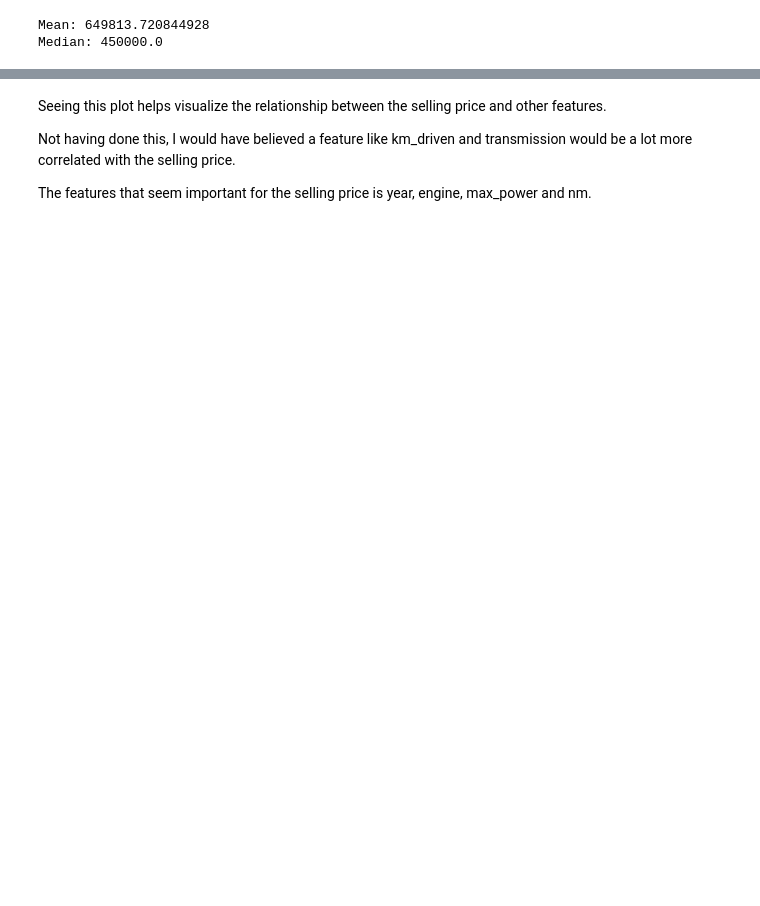
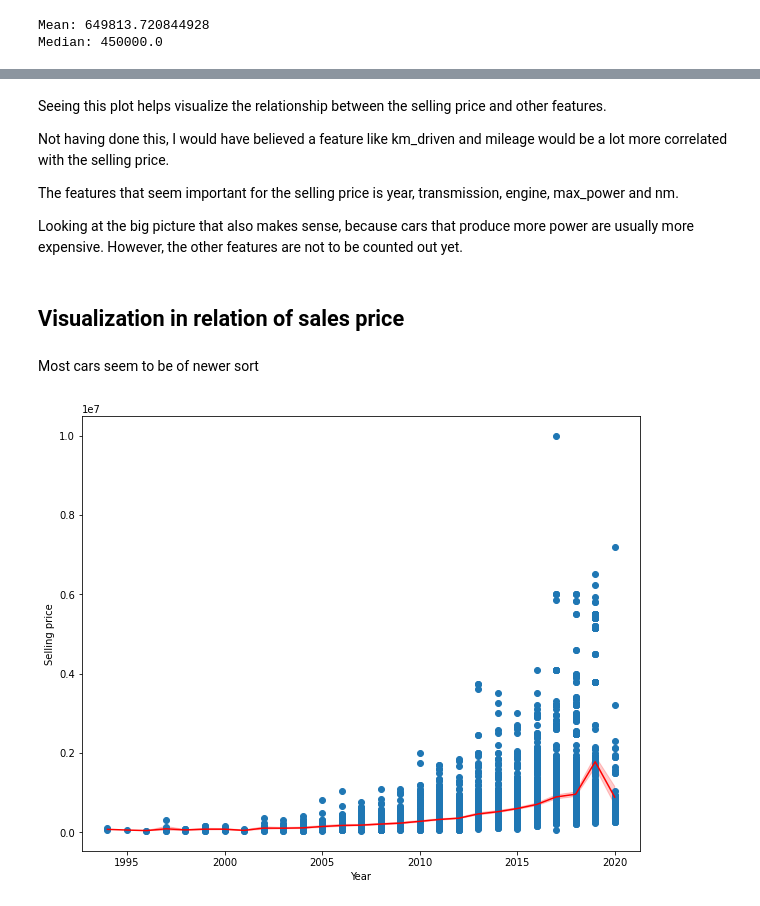
Before and after one commit to mnbuhl/used-car-price, a Jupyter notebook: data_visualization.ipynb, the cells around one changed output, grey strips where cells are left out. Saved outputs shown, nothing was run; the diff lists cells and outputs as text; code cells hidden in the pictures; blank space fills up the shorter version.

```diff
--- a/data_visualization.ipynb
+++ b/data_visualization.ipynb
@@ -64,6 +58,21 @@ sns.heatmap(dataset.corr(), annot=True, fmt='.2f', cbar=True, cmap='coolwarm')
 # %% [markdown]
 Seeing this plot helps visualize the relationship between the selling price and other features.
 
-Not having done this, I would have believed a feature like km_driven and transmission would be a lot more correlated with the selling price.
+Not having done this, I would have believed a feature like km_driven and mileage would be a lot more correlated with the selling price.
 
-The features that seem important for the selling price is year, engine, max_power and nm.
+The features that seem important for the selling price is year, transmission, engine, max_power and nm.
+
+Looking at the big picture that also makes sense, because cars that produce more power are usually more expensive. However, the other features are not to be counted out yet.
+# %% [markdown]
+## Visualization in relation of sales price
+# %% [markdown]
+Most cars seem to be of newer sort
+# %%
+plt.figure(figsize=(10, 8))
+plt.ylabel("Selling price")
+plt.xlabel("Year")
+sns.lineplot(x="year", y="selling_price", data=dataset, color='red')
+plt.scatter(dataset['year'], dataset['selling_price'])
+plt.show()
+# %% [output]
+[figure, added]
```
Also changed, not shown: parts of 21 cells of this notebook, 1 other file.
